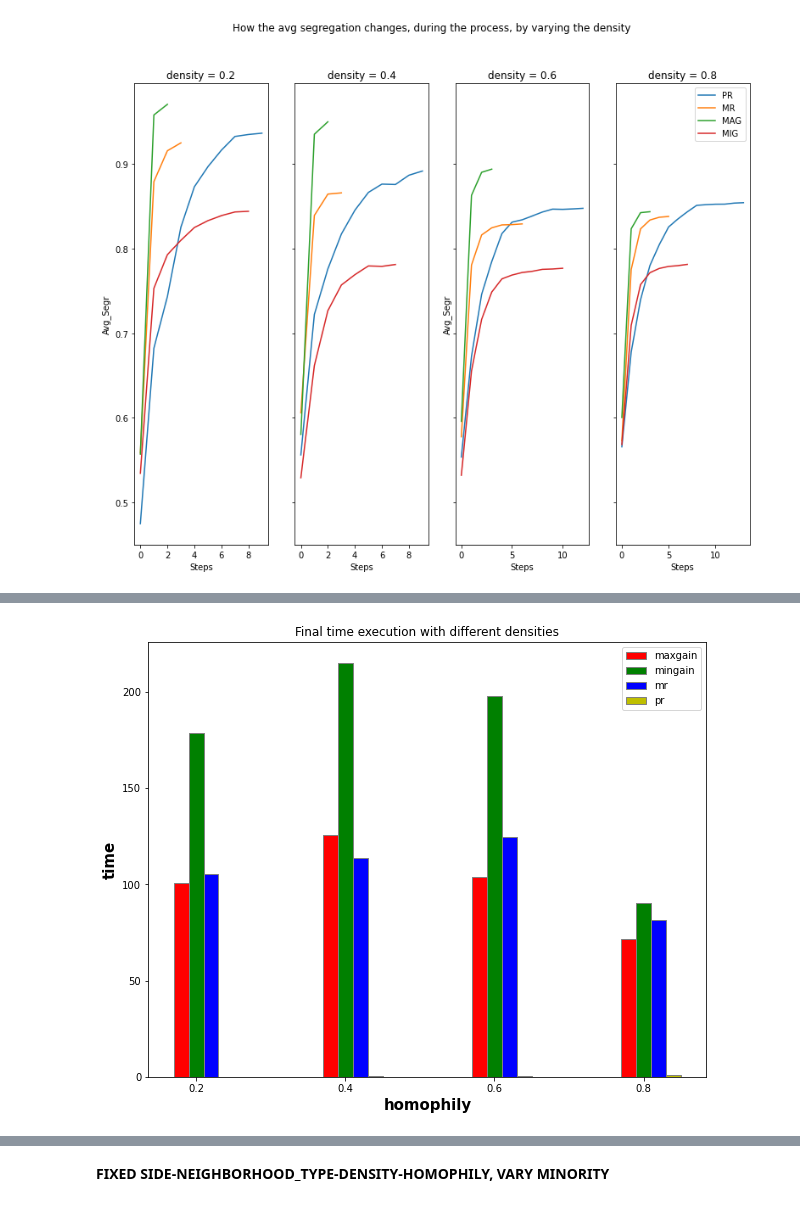
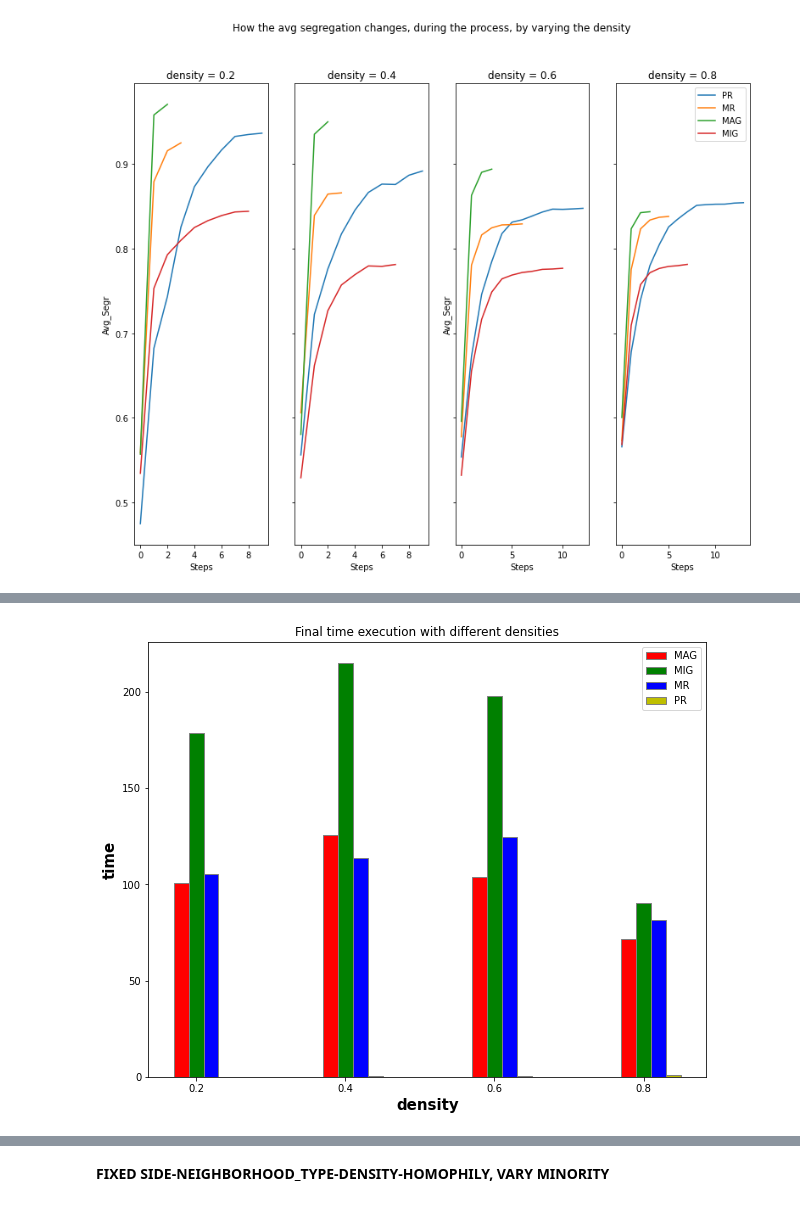
Before and after one commit to matteo-Donofrio-unipi/GEOSPA, a Jupyter notebook: schelling_model2.ipynb, the cells around one changed output, grey strips where cells are left out. Saved outputs shown, nothing was run; the diff lists cells and outputs as text; code cells hidden in the pictures.

```diff
--- a/schelling_model2.ipynb
+++ b/schelling_model2.ipynb
@@ -1040,36 +1047,36 @@ pr = []
 for density in density_set:
     max_gain.append(r.loc[density].loc["max_gain"].values[0])
     min_gain.append(r.loc[density].loc["min_gain"].values[0])
     mR.append(r.loc[density].loc["mild_random"].values[0])
     pr.append(r.loc[density].loc["pure_random"].values[0])
 
 
 # Set position of bar on X axis
 br1 = np.arange(len(density_set))
 br2 = [x + barWidth for x in br1]
 br3 = [x + barWidth for x in br2]
 br4 = [x + barWidth for x in br3]
 
 # Make the plot
 plt.bar(br1, max_gain, color ='r', width = barWidth,
-		edgecolor ='grey', label ='maxgain')
+		edgecolor ='grey', label ='MAG')
 plt.bar(br2, min_gain, color ='g', width = barWidth,
-		edgecolor ='grey', label ='mingain')
+		edgecolor ='grey', label ='MIG')
 plt.bar(br3, mR, color ='b', width = barWidth,
-		edgecolor ='grey', label ='mr')
+		edgecolor ='grey', label ='MR')
 plt.bar(br4, pr, color ='y', width = barWidth,
-		edgecolor ='grey', label ='pr')
+		edgecolor ='grey', label ='PR')
 
 
 # Adding Xticks
-plt.xlabel('homophily', fontweight ='bold', fontsize = 15)
+plt.xlabel('density', fontweight ='bold', fontsize = 15)
 plt.ylabel('time', fontweight ='bold', fontsize = 15)
 plt.xticks([r + barWidth for r in range(len(br1))],
 		density_set)
 
 
 plt.title("Final time execution with different densities")
 plt.legend()
 plt.show()
 # %% [output]
-[figure, old version]
+[figure, new version]
```
Also changed, not shown: parts of 7 cells of this notebook.
